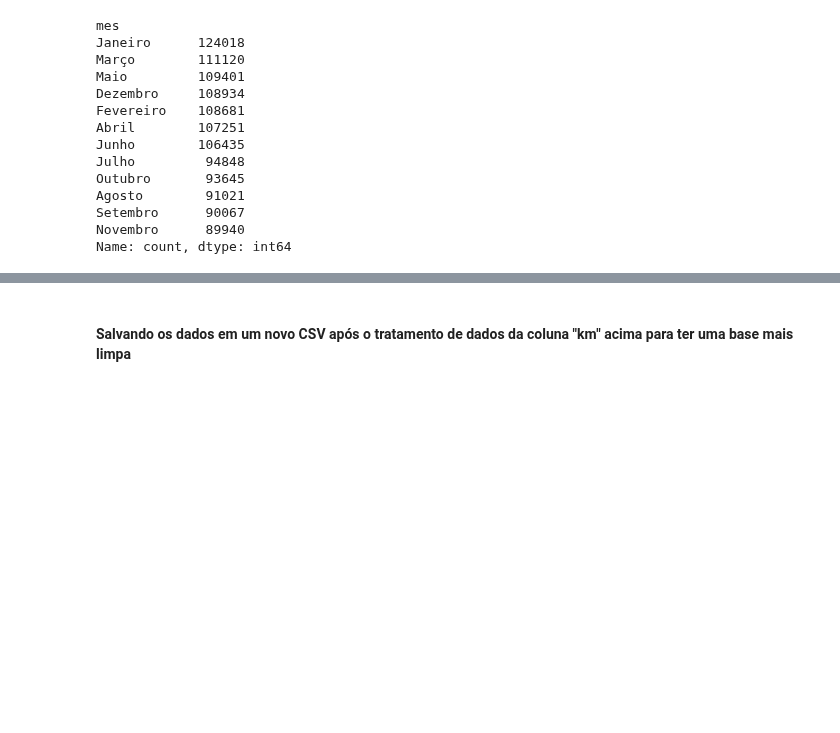
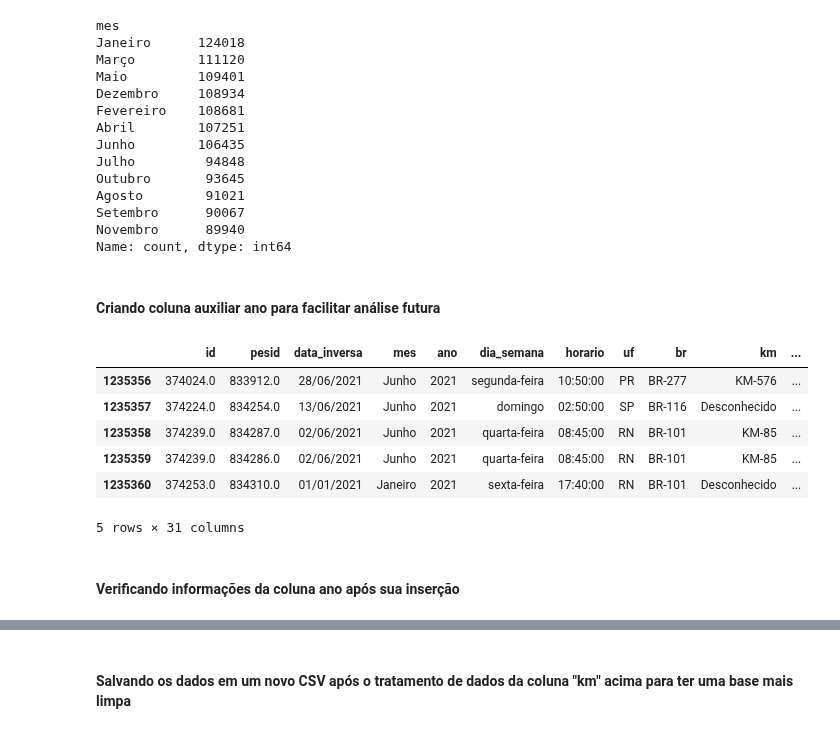
Before and after one commit to evidal1990/coderhouse_datascience, a Jupyter notebook: wrangling/data_wrangling_br.ipynb, the cells around one changed output, grey strips where cells are left out. Saved outputs shown, nothing was run; the diff lists cells and outputs as text; code cells hidden in the pictures; blank space fills up the shorter version.

Commit message:
Adicionando a coluna ano para análises futuras

```diff
--- a/wrangling/data_wrangling_br.ipynb
+++ b/wrangling/data_wrangling_br.ipynb
@@ -324,3 +324,22 @@ Agosto        91021
 Setembro      90067
 Novembro      89940
 Name: count, dtype: int64
+# %% [markdown]
+#### Criando coluna auxiliar ano para facilitar análise futura
+# %%
+column_name = "ano"
+if column_name in df_accidents.columns:
+    df_accidents.pop(column_name)
+df_accidents.insert(4, column_name, pd.to_datetime(
+    df_accidents["data_inversa"], format='%d/%m/%Y').dt.year)
+df_accidents.tail()
+# %% [output]
+|  | id | pesid | data_inversa | mes | ano | dia_semana | horario | uf | br | km | ... |
+| 1235356 | 374024.0 | 833912.0 | 28/06/2021 | Junho | 2021 | segunda-feira | 10:50:00 | PR | BR-277 | KM-576 | ... |
+| 1235357 | 374224.0 | 834254.0 | 13/06/2021 | Junho | 2021 | domingo | 02:50:00 | SP | BR-116 | Desconhecido | ... |
+| 1235358 | 374239.0 | 834287.0 | 02/06/2021 | Junho | 2021 | quarta-feira | 08:45:00 | RN | BR-101 | KM-85 | ... |
+| 1235359 | 374239.0 | 834286.0 | 02/06/2021 | Junho | 2021 | quarta-feira | 08:45:00 | RN | BR-101 | KM-85 | ... |
+| 1235360 | 374253.0 | 834310.0 | 01/01/2021 | Janeiro | 2021 | sexta-feira | 17:40:00 | RN | BR-101 | Desconhecido | ... |
+5 rows × 31 columns
+# %% [markdown]
+#### Verificando informações da coluna ano após sua inserção
```
Also changed, not shown: parts of 2 cells of this notebook.
